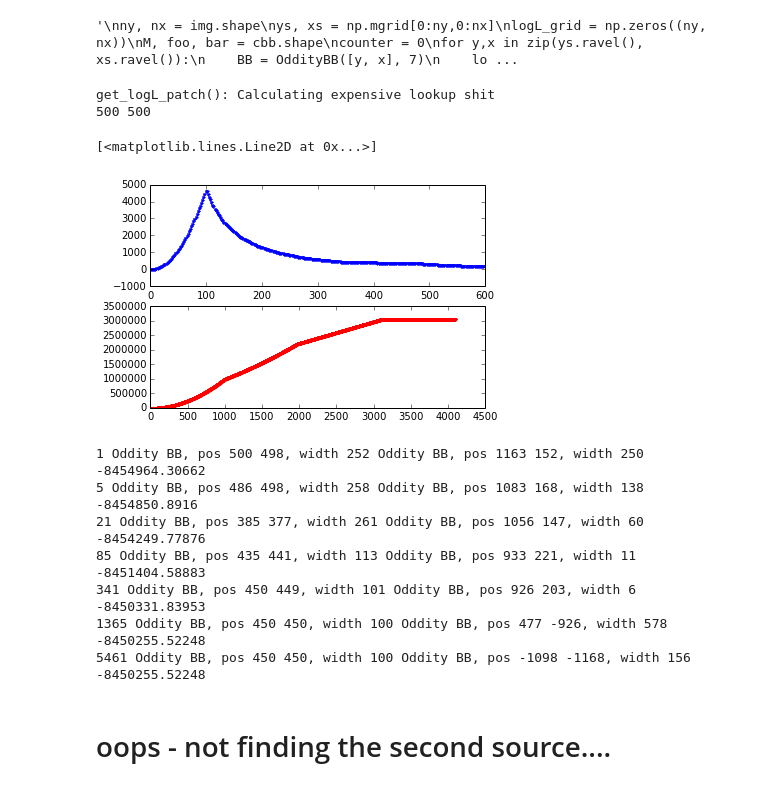
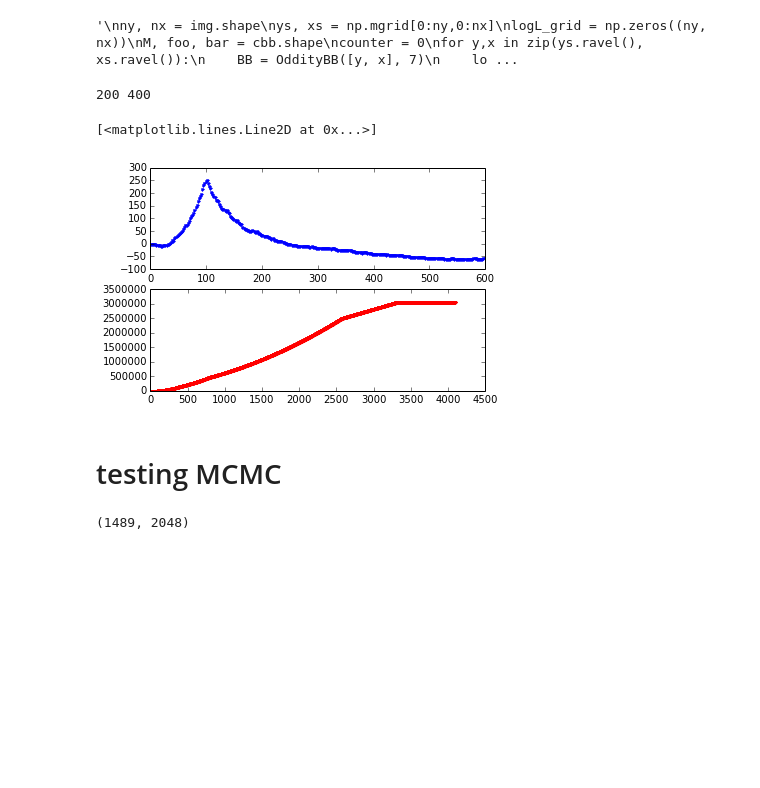
Before and after one commit to garibaldu/Oddity, a Jupyter notebook: code/squares.ipynb, the cells around one changed output. Saved outputs shown, nothing was run; the diff lists cells and outputs as text; code cells hidden in the pictures; blank space fills up the shorter version.

Commit message:
MCMC finding sources I cannot see (.25 sigma), square.ipynb

```diff
--- a/code/squares.ipynb
+++ b/code/squares.ipynb
@@ -21,7 +21,7 @@ class OddityBB:
         assert self.width > 0
 
     def __str__(self):
-        return "Oddity BB, pos %d %d, width %d" % (self.get_pos()[0], self.get_pos()[1], self.get_width())
+        return "Oddity BB, pos %4d %4d, width %4d" % (self.get_pos()[0], self.get_pos()[1], self.get_width())
 
     def __eq__(self, other):
         if np.all(self.get_pos() == other.get_pos()) and self.get_width() == other.get_width():
@@ -78,7 +78,7 @@ fakeimg = rng.normal(size=realimg.shape)
 ny, nx = fakeimg.shape
 ygrid, xgrid = mgrid[:ny, :nx]
 fakeimg += 0.0 * xgrid / nx  # to add a tiny gradient as a test
-fakeimg[450:550,450:550] += 1.0 # bright patch for kicks.
+fakeimg[150:250,350:450] += 0.25 # bright patch for kicks.
 fakeimg[475:525,675:725] += 1.0 # bright patch for kicks.
 
 img = fakeimg # we decide which data we're working with.
@@ -216,35 +216,36 @@ for y,x in zip(ys.ravel(), xs.ravel()):
 # %%
 widths = np.arange(1,2*max(img.shape),2)
 logLs = np.zeros(len(widths))
 countss = np.zeros(len(widths))
 
 alphas_S = np.ones(M, dtype=int)
-alphas_B = 64 * alphas_S
+alphas_B = 2 * alphas_S
 
 logL0 = get_logL(cbb, [], alphas_S, alphas_B)
 
 #ybest, xbest = np.where(img == img.max())
 #ybest, xbest = ybest[0], xbest[0]
-ybest, xbest = 500, 500
+ybest, xbest = 200, 400
 print ybest, xbest
 
 for i, width in enumerate(widths):
     hw = (width-1)/2 # the half-width
     BB = OddityBB([ybest-hw, xbest-hw], width)
     countss[i] = np.sum(BB.get_counts(cbb))
     logLs[i] = get_logL(cbb, [BB, ], alphas_S, alphas_B)
 
 plt.subplot(211)
 plt.plot(widths, logLs-logL0,'.b')
 plt.xlim(0,600)
 
 plt.subplot(212)
 plt.plot(widths, countss,'.r')
 # %% [output]
-get_logL_patch(): Calculating expensive lookup shit
-500 500
+200 400
 [<matplotlib.lines.Line2D at 0x...>]
-[figure, old version]
+[figure, new version]
+# %% [markdown]
+# testing MCMC
 # %%
 def MH_step(cbb, i, BBs, alphas_S, alphas_B, temperature = 1., logP = None):
     """
@@ -273,28 +276,21 @@ def MH_step(cbb, i, BBs, alphas_S, alphas_B, temperature = 1., logP = None):
         BBs[i].set_width(width)
         return logP
     return new_logP
-# %%
-# Test Metropolis-Hastings algorithm
-BB = OddityBB([ybest, xbest], 250)  # initialising MCMC
-BBs = [BB, ]
-BBs.append( OddityBB([rng.randint(1,img.shape[0]), rng.randint(1,img.shape[1])], 250) ) # random BB
-i = 0
-logP = MH_step(cbb, i, BBs, alphas_S, alphas_B)
-T = 0
-for t in range(7):
-    T_inner = 2 ** (2*t)
-    for tt in range(T_inner):
-        logP = MH_step(cbb, 0, BBs, alphas_S, alphas_B, temperature=1., logP=logP)
-        logP = MH_step(cbb, 1, BBs, alphas_S, alphas_B, temperature=1., logP=logP)
-    T += T_inner
-    print T, BBs[0], BBs[1], logP
-# %% [output]
-1 Oddity BB, pos 500 498, width 252 Oddity BB, pos 1163 152, width 250 -8454964.30662
-5 Oddity BB, pos 486 498, width 258 Oddity BB, pos 1083 168, width 138 -8454850.8916
-21 Oddity BB, pos 385 377, width 261 Oddity BB, pos 1056 147, width 60 -8454249.77876
-85 Oddity BB, pos 435 441, width 113 Oddity BB, pos 933 221, width 11 -8451404.58883
-341 Oddity BB, pos 450 449, width 101 Oddity BB, pos 926 203, width 6 -8450331.83953
-1365 Oddity BB, pos 450 450, width 100 Oddity BB, pos 477 -926, width 578 -8450255.52248
-5461 Oddity BB, pos 450 450, width 100 Oddity BB, pos -1098 -1168, width 156 -8450255.52248
-# %% [markdown]
- # oops - not finding the second source....
+# %%
+print img.shape
+# initialising MCMC with some BBs
+BBs = []
+border = 500 # deliberately so the BBs are huge but each enclose one true source.
+BBs.append( OddityBB([0,0], border-1) )
+BBs.append( OddityBB([0,border], border) )
+
+#BBs.append( OddityBB([rng.randint(1,img.shape[0]), rng.randint(1,img.shape[1])], 950) ) # random BB
+#BBs.append( OddityBB([rng.randint(1,img.shape[0]), rng.randint(1,img.shape[1])], 950) ) # random BB
+
+#BBs.append( OddityBB([ybest, xbest], 250) ) # corner is on the brightest pixel
+
+indices = range(len(BBs))
+logP = MH_step(cbb, 0, BBs, alphas_S, alphas_B)
+T = 0
+# %% [output]
+(1489, 2048)
```
Also changed, not shown: parts of 8 cells of this notebook.
